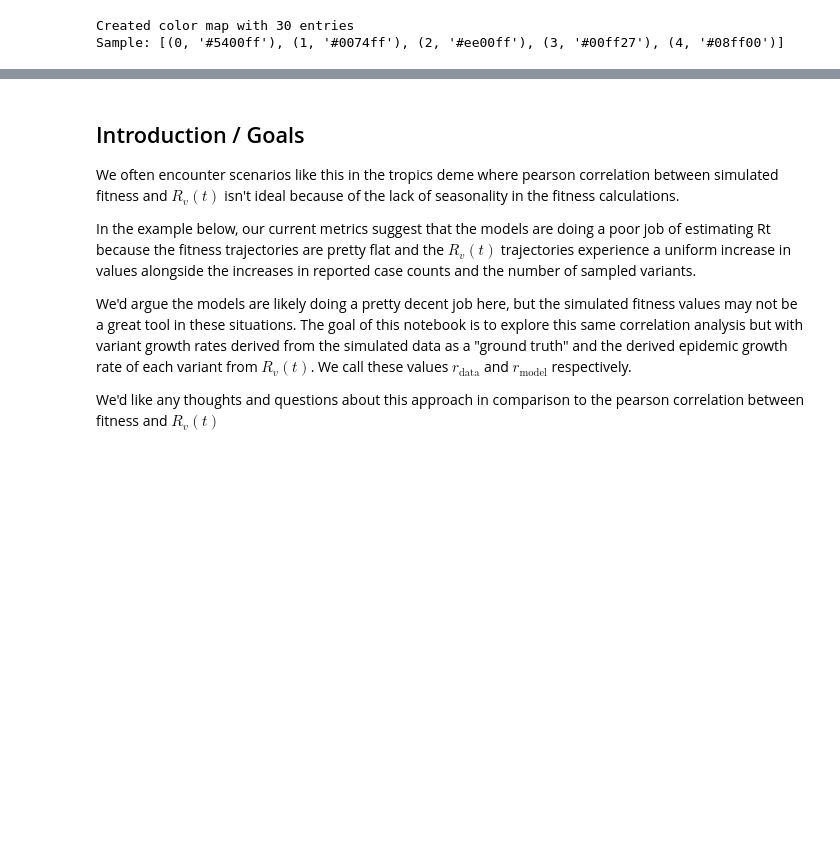
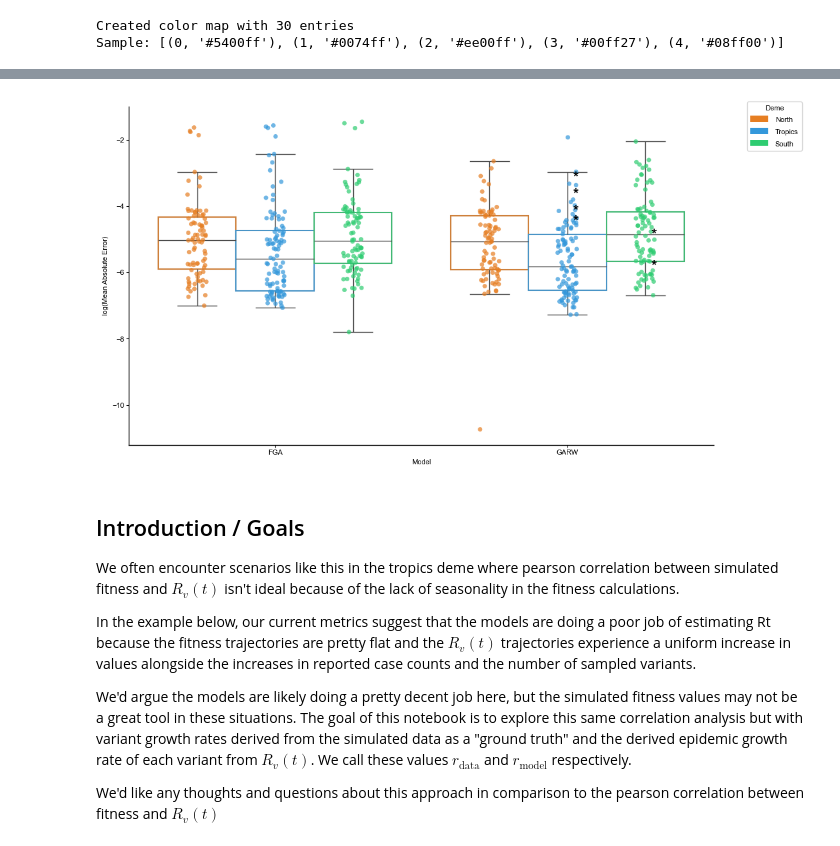
Before and after one commit to matsengrp/antigen-forecasting, a Jupyter notebook: notebooks/manuscript-figure-5-growth-rate-errors.ipynb, the cells around one changed output, grey strips where cells are left out. Cells and saved outputs as stored; diff of their text form; code cells hidden in the pictures; blank space fills up the shorter version.

```diff
--- a/notebooks/manuscript-figure-5-growth-rate-errors.ipynb
+++ b/notebooks/manuscript-figure-5-growth-rate-errors.ipynb
@@ -407,0 +542,39 @@ plt.show()
+# %%
+# Example: Using annotate_variants_on_boxplot to highlight specific variants
+# Create the base figure with log scale
+fig = create_variant_mae_figure(log_scale=True)
+
+# Define variants to highlight using a DataFrame
+variants_to_highlight = pd.DataFrame({
+    'variant': [20, 27, 4, 29, 1, 18, 23],
+    'location': ['tropics', 'tropics', 'tropics', 'tropics', 'south', 'south', 'south'],
+    'model': ['GARW', 'GARW', 'GARW', 'GARW', 'GARW', 'GARW', 'GARW'],
+    'pivot_date': ['2028-10-01', '2028-10-01', '2046-04-01', '2046-04-01', '2053-04-01', '2053-04-01', '2053-04-01']
+})
+
+# Add highlights with black asterisks
+fig = annotate_variants_on_boxplot(fig, variants_to_highlight, log_scale=True)
+
+# Apply publication styling
+style_figure_for_publication(fig, journal='plos')
+
+# Restore the axis labels after styling
+fig.axes[0].set_xlabel('Model')
+fig.axes[0].set_ylabel('log(Mean Absolute Error)')
+
+# Final legend cleanup
+for ax in fig.axes:
+    if ax.get_legend():
+        ax.get_legend().remove()
+
+plt.show()
+
+# You can also use a dictionary format:
+# variants_dict = {
+#     'variant': [28, 15, 42],
+#     'location': ['tropics', 'north', 'south'],
+#     'model': ['GARW', 'FGA', 'GARW'],
+#     'pivot_date': ['2031-10-01', '2029-04-01', '2033-04-01']
+# }
+# fig = annotate_variants_on_boxplot(fig, variants_dict, log_scale=True)
+# %% [output]
@@ -408,3 +582,4 @@ plt.show()
+[figure, added]
 # %% [markdown]
 ## Introduction / Goals
 
```
Also changed, not shown: parts of 16 cells of this notebook, 2 other files.
